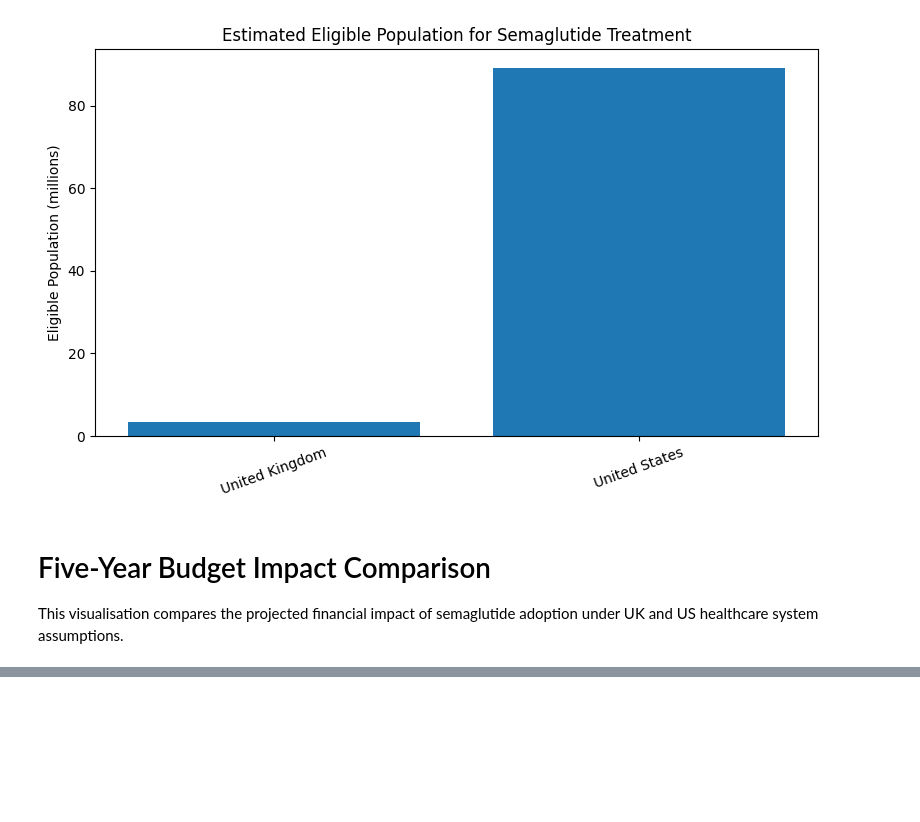
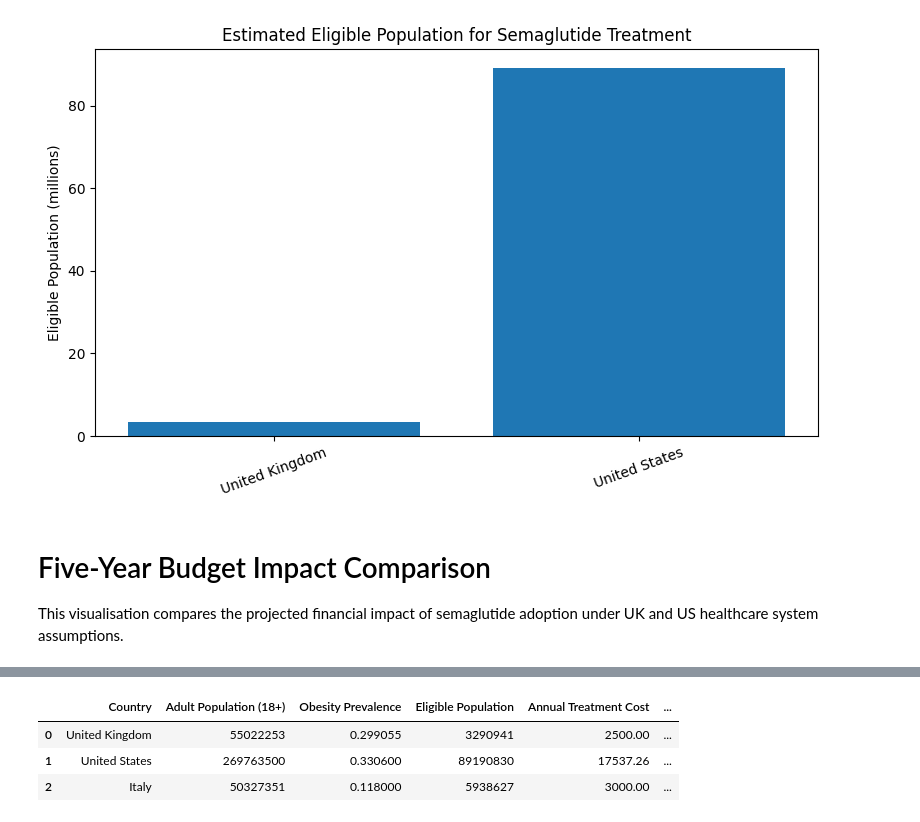
Before and after one commit to saffam/semaglutide-budget-impact-models, a Jupyter notebook: notebooks/05_country_comparison.ipynb, the cells around one changed output, grey strips where cells are left out. Drawn from its saved outputs; the diff is of its cells as text; code cells hidden in the pictures; blank space fills up the shorter version.

```diff
--- a/notebooks/05_country_comparison.ipynb
+++ b/notebooks/05_country_comparison.ipynb
@@ -368,0 +413,75 @@ plt.show()
+# %%
+# Cross-country model summary
+
+country_summary = pd.DataFrame({
+    "Country": [
+        "United Kingdom",
+        "United States",
+        "Italy"
+    ],
+    "Adult Population (18+)": [
+        55_022_253,
+        269_763_500,
+        50_327_351
+    ],
+    "Obesity Prevalence": [
+        0.2990555,
+        0.3306,
+        0.118
+    ],
+    "Eligible Population": [
+        3_290_941,
+        89_190_830,
+        5_938_627
+    ],
+    "Annual Treatment Cost": [
+        2_500,
+        17_537.26,
+        3_000
+    ],
+    "Currency": [
+        "GBP",
+        "USD",
+        "EUR"
+    ],
+    "Year 1 Uptake": [
+        0.05,
+        0.05,
+        0.05
+    ],
+    "Year 5 Uptake": [
+        0.25,
+        0.25,
+        0.25
+    ],
+    "Year 1 Budget Impact": [
+        394_912_800,
+        67_469_563_908.79,
+        890_793_900
+    ],
+    "Year 5 Budget Impact": [
+        1_974_564_000,
+        337_347_819_543.94,
+        4_453_969_500
+    ]
+})
+
+# Add readable percentage columns
+country_summary["Obesity Prevalence (%)"] = (
+    country_summary["Obesity Prevalence"] * 100
+)
+
+country_summary["Year 1 Uptake (%)"] = (
+    country_summary["Year 1 Uptake"] * 100
+)
+
+country_summary["Year 5 Uptake (%)"] = (
+    country_summary["Year 5 Uptake"] * 100
+)
+
+display(country_summary)
+# %% [output]
+|  | Country | Adult Population (18+) | Obesity Prevalence | Eligible Population | Annual Treatment Cost | ... |
+| 0 | United Kingdom | 55022253 | 0.299055 | 3290941 | 2500.00 | ... |
+| 1 | United States | 269763500 | 0.330600 | 89190830 | 17537.26 | ... |
+| 2 | Italy | 50327351 | 0.118000 | 5938627 | 3000.00 | ... |
```
Also changed, not shown: parts of 25 cells of this notebook, 1 other file.
